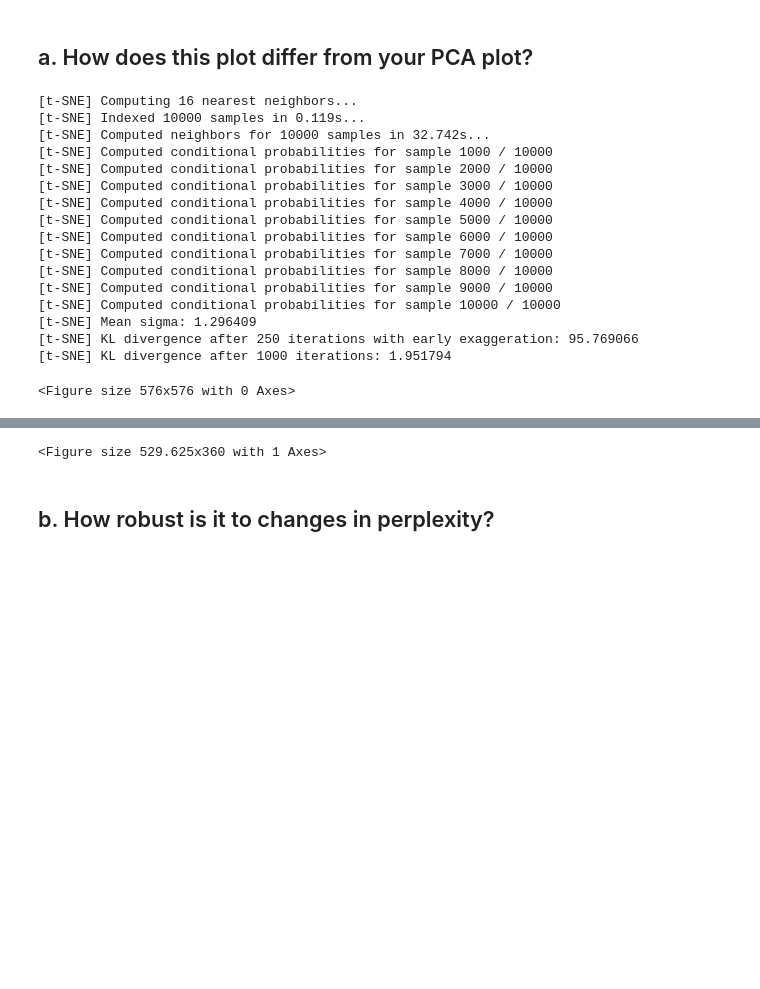
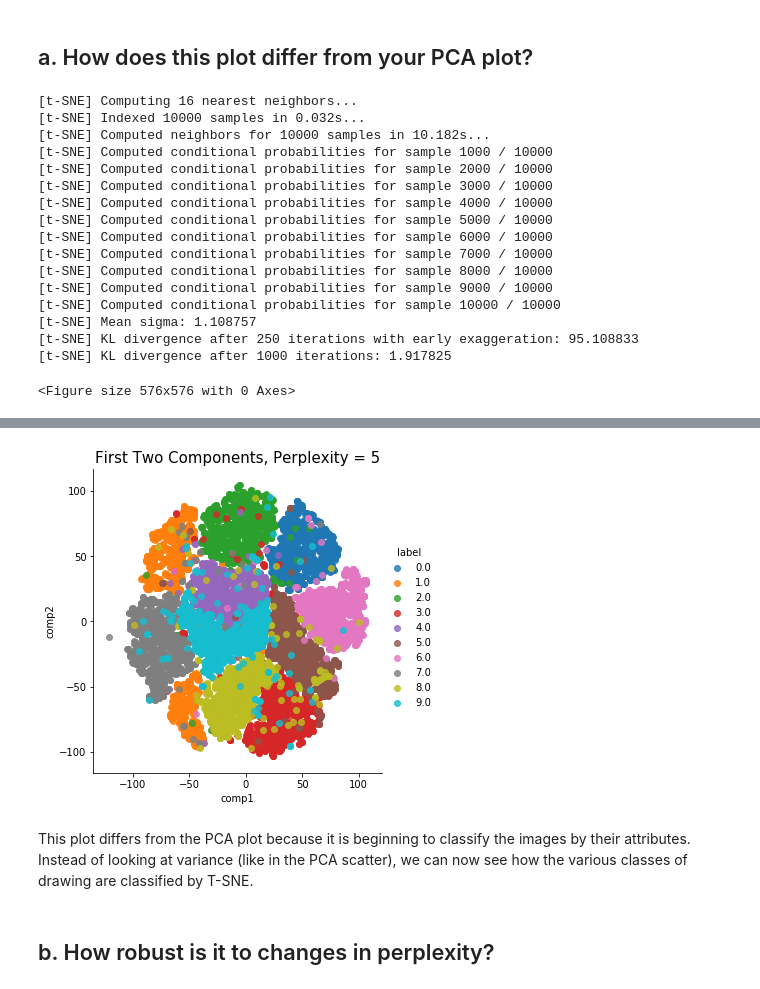
Before and after one commit to hanselringger/Econ213HW, a Jupyter notebook: Homework 5.ipynb, the cells around one changed output, grey strips where cells are left out. Cells and saved outputs as stored; diff of their text form; code cells hidden in the pictures; blank space fills up the shorter version.

```diff
--- a/Homework 5.ipynb
+++ b/Homework 5.ipynb
@@ -14,7 +19,7 @@ Uploading appropriate dataset
 from sklearn.datasets import fetch_mldata
 
 mnist = fetch_mldata("MNIST original")
-X = mnist.data / 255.0
+X = mnist.data
 y = mnist.target
 # %% [markdown]
 # 1. Use PCA to reduce the dimensionality
@@ -143,32 +148,30 @@ pcaplotter(153, 20, 47000)
 # %% [markdown]
 ## a. How does this plot differ from your PCA plot?
 # %%
-def tsnereducer(perp1, lr, stepnum):
-    #setting number of components equal to the number needed to retain 95% of information
-    pca = PCA(n_components=154)
-    reduced_image = pca.fit_transform(X)
+y= mnist.target
+#first reduce dimensionality before feeding to t-sne
+def tsnereducer1(perp1, lrate, iterations):
+    pca = PCA(n_components=50)
+    X_pca = pca.fit_transform(X)
 
-    #get random sample of images
-    imageselections = np.arange(70000)
-    np.random.shuffle(imageselections)
-    randomsample = 10000
+    rows = np.arange(70000)
+    np.random.shuffle(rows)
+    n_select = 10000
 
-    #setting up t-sne plot
-    tsne = TSNE(n_components=2,  verbose=1, perplexity=perp1,  learning_rate=lr, n_iter=stepnum)
-    tsneoutcome = tsne.fit_transform(reduced_image[imageselections[:randomsample],:])
-    tsnedf = pd.DataFrame(tsneoutcome, columns=['componentone', 'componenttwo'])
-    tsnedf['label'] = y[imageselections[:randomsample]]
+    tsne = TSNE(n_components=2, verbose=1, perplexity=perp1, n_iter=iterations, learning_rate=lrate)
+    tsne_results = tsne.fit_transform(X_pca[rows[:n_select],:])
 
-    #plotting
-    fig = plt.figure(figsize=(8,8))
-    sns.lmplot(x='componentone', y='componenttwo', data=tsnedf, hue='label', fit_reg=False)
+    df_tsne = pd.DataFrame(tsne_results, columns=['comp1', 'comp2'])
+    df_tsne['label'] = y[rows[:n_select]]
+    plt.figure(figsize=(8,8))
+    sns.lmplot(x='comp1', y='comp2', data=df_tsne, hue='label', fit_reg=False)
     plt.title("First Two Components, Perplexity = %i" %perp1, fontsize=15)
 # %%
-tsnereducer(5,200,1000)
+tsnereducer1(5,200,1000)
 # %% [output]
 [t-SNE] Computing 16 nearest neighbors...
-[t-SNE] Indexed 10000 samples in 0.119s...
-[t-SNE] Computed neighbors for 10000 samples in 32.742s...
+[t-SNE] Indexed 10000 samples in 0.032s...
+[t-SNE] Computed neighbors for 10000 samples in 10.182s...
 [t-SNE] Computed conditional probabilities for sample 1000 / 10000
 [t-SNE] Computed conditional probabilities for sample 2000 / 10000
 [t-SNE] Computed conditional probabilities for sample 3000 / 10000
@@ -179,7 +182,7 @@ tsnereducer(5,200,1000)
 [t-SNE] Computed conditional probabilities for sample 8000 / 10000
 [t-SNE] Computed conditional probabilities for sample 9000 / 10000
 [t-SNE] Computed conditional probabilities for sample 10000 / 10000
-[t-SNE] Mean sigma: 1.296409
-[t-SNE] KL divergence after 250 iterations with early exaggeration: 95.769066
-[t-SNE] KL divergence after 1000 iterations: 1.951794
+[t-SNE] Mean sigma: 1.108757
+[t-SNE] KL divergence after 250 iterations with early exaggeration: 95.108833
+[t-SNE] KL divergence after 1000 iterations: 1.917825
 <Figure size 576x576 with 0 Axes>
@@ -187,4 +189,6 @@ ValueError: Image size of 500x150032 pixels is too large. It must be less than 2
-<Figure size 529.625x360 with 1 Axes>
+[figure, added]
+# %% [markdown]
+This plot differs from the PCA plot because it is beginning to classify the images by their attributes. Instead of looking at variance (like in the PCA scatter), we can now see how the various classes of drawing are classified by T-SNE.
 # %% [markdown]
 ## b. How robust is it to changes in perplexity?
 # %%
```
Also changed, not shown: parts of 29 cells of this notebook.
